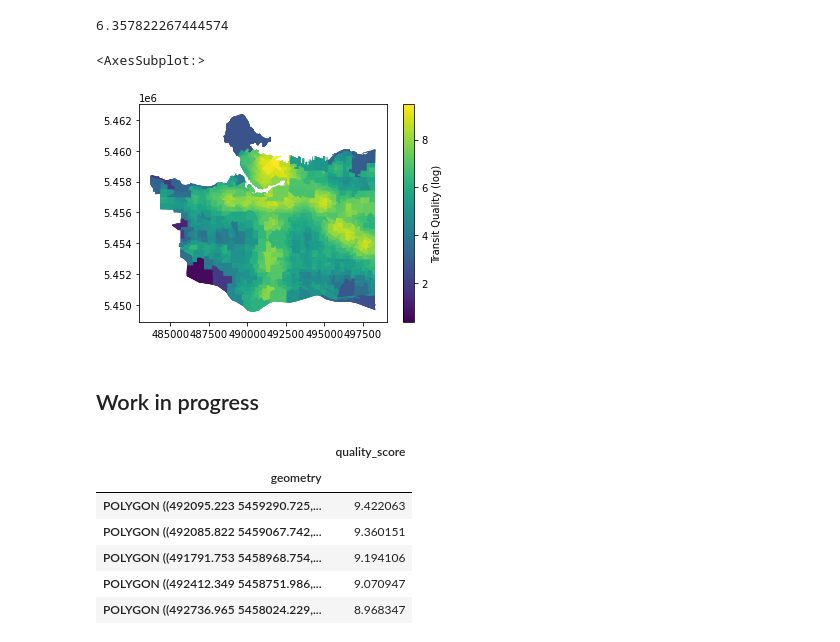
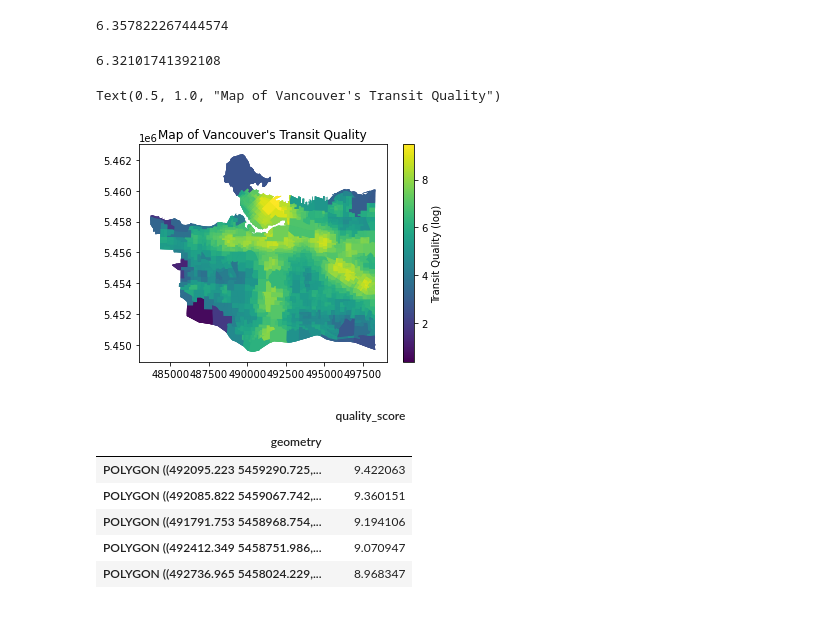
Before and after one commit to rebywong/cmpt353-project, a Jupyter notebook: vancouver_transit.ipynb, the cells around one changed output. Saved outputs shown, nothing was run; the diff lists cells and outputs as text; code cells hidden in the pictures.

Commit message:
Added more informative map/graphs with seaborn

```diff
--- a/vancouver_transit.ipynb
+++ b/vancouver_transit.ipynb
@@ -186,8 +202,15 @@ transit['quality_score'].max()
 transit['quality_score'].mean()
 # %% [output]
 6.357822267444574
+# %%
+transit['quality_score'].median()
+# %% [output]
+6.32101741392108
 # %%
-transit.plot(column='quality_score', legend=True, legend_kwds={'label':'Transit Quality (log)'})
+# Use 'set_title' function to add title to graph
+# https://stackoverflow.com/q/75607179
+transit.plot(column='quality_score', legend=True, legend_kwds={'label':'Transit Quality (log)'}) \
+        .set_title('Map of Vancouver\'s Transit Quality')
 # %% [output]
-<AxesSubplot:>
+Text(0.5, 1.0, "Map of Vancouver's Transit Quality")
-[figure, old version]
+[figure, new version]
@@ -197,5 +217,3 @@ transit = transit[['city', 'year', 'quality_score', 'geometry']]
-# %% [markdown]
-## Work in progress
 # %%
 # Determine which regions of Vancouver tend to score higher in transit quality
 transit_quality = transit.groupby('geometry').agg({'quality_score' : 'mean'}).sort_values(by='quality_score', ascending=False)
```
Also changed, not shown: parts of 14 cells of this notebook.
